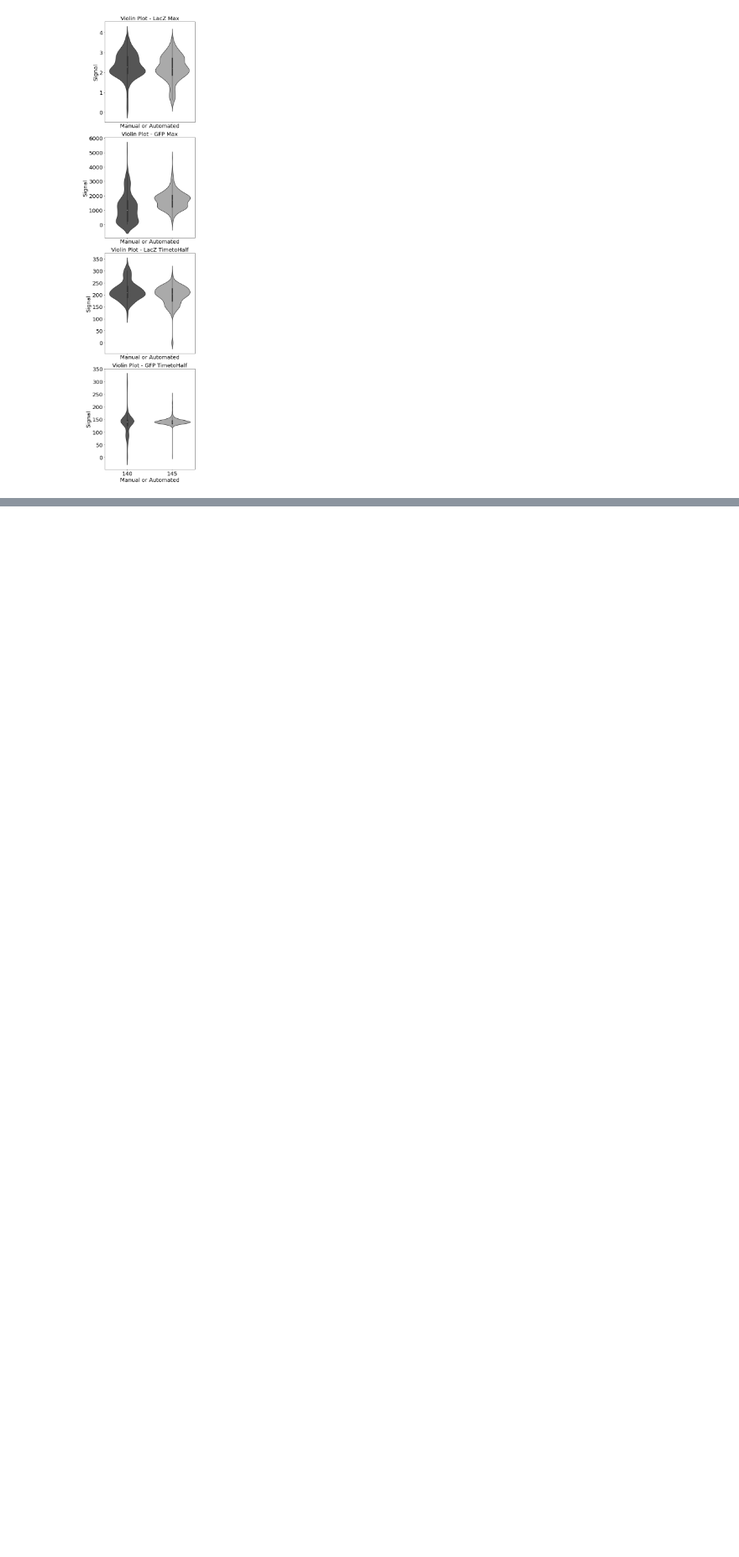
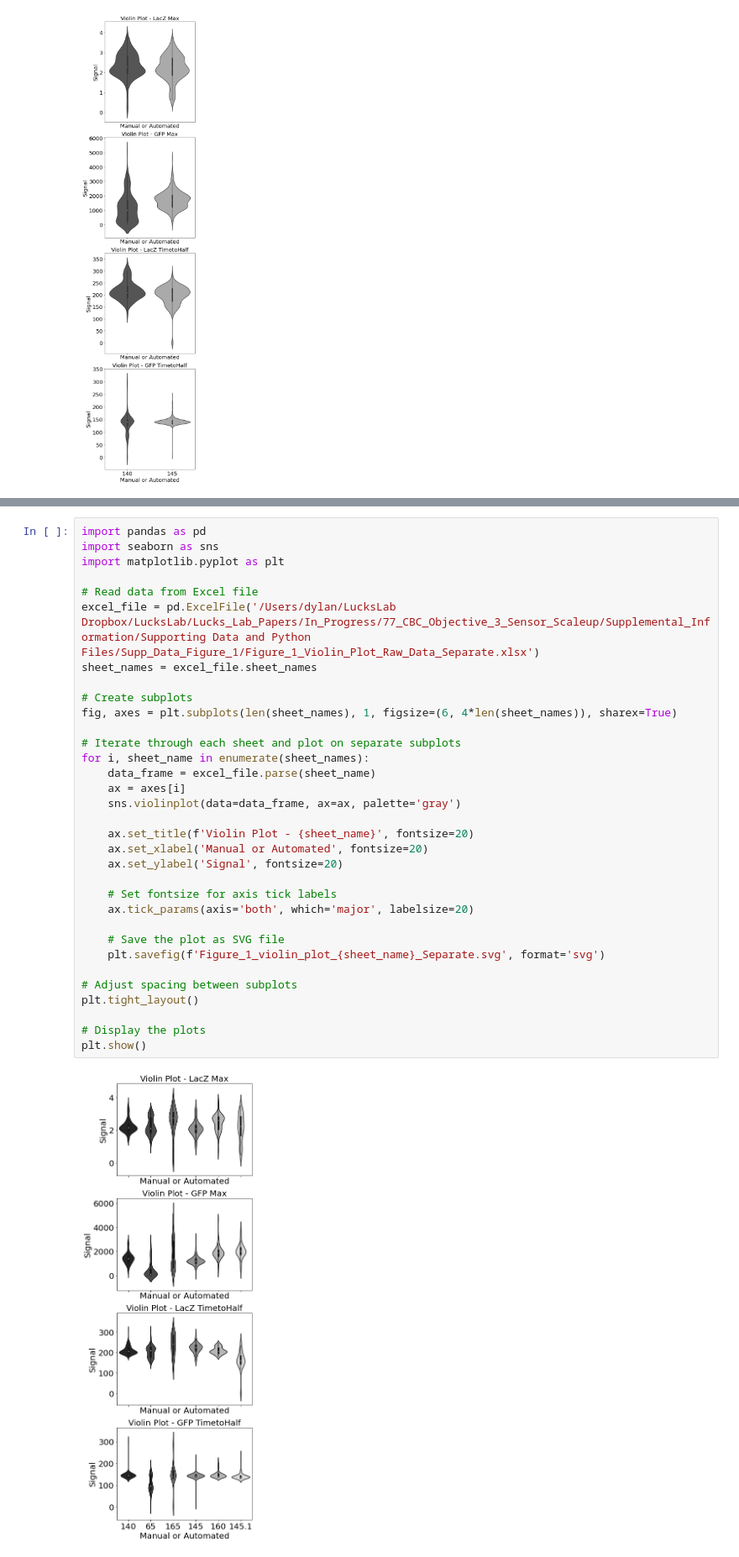
Before and after one commit to LucksLab/Brown_Phillips_Semi-Automated_Biosensor_Manufacturing_2024, a Jupyter notebook: Supp_Data_Figure_1/Figure_1_Curve_Fitting.ipynb, the cells around one changed output, grey strips where cells are left out. Shown at 84% size. Cells and saved outputs as stored; diff of their text form; blank space fills up the shorter version.

```diff
--- a/Supp_Data_Figure_1/Figure_1_Curve_Fitting.ipynb
+++ b/Supp_Data_Figure_1/Figure_1_Curve_Fitting.ipynb
@@ -217,0 +446,35 @@ plt.show()
+# %%
+import pandas as pd
+import seaborn as sns
+import matplotlib.pyplot as plt
+
+# Read data from Excel file
+excel_file = pd.ExcelFile('/Users/dylan/LucksLab Dropbox/LucksLab/Lucks_Lab_Papers/In_Progress/77_CBC_Objective_3_Sensor_Scaleup/Supplemental_Information/Supporting Data and Python Files/Supp_Data_Figure_1/Figure_1_Violin_Plot_Raw_Data_Separate.xlsx')
+sheet_names = excel_file.sheet_names
+
+# Create subplots
+fig, axes = plt.subplots(len(sheet_names), 1, figsize=(6, 4*len(sheet_names)), sharex=True)
+
+# Iterate through each sheet and plot on separate subplots
+for i, sheet_name in enumerate(sheet_names):
+    data_frame = excel_file.parse(sheet_name)
+    ax = axes[i]
+    sns.violinplot(data=data_frame, ax=ax, palette='gray')
+
+    ax.set_title(f'Violin Plot - {sheet_name}', fontsize=20)
+    ax.set_xlabel('Manual or Automated', fontsize=20)
+    ax.set_ylabel('Signal', fontsize=20)
+
+    # Set fontsize for axis tick labels
+    ax.tick_params(axis='both', which='major', labelsize=20)
+
+    # Save the plot as SVG file
+    plt.savefig(f'Figure_1_violin_plot_{sheet_name}_Separate.svg', format='svg')
+
+# Adjust spacing between subplots
+plt.tight_layout()
+
+# Display the plots
+plt.show()
+# %% [output]
+[figure, added]
```
Also changed, not shown: parts of 5 cells of this notebook, 1 other file.
